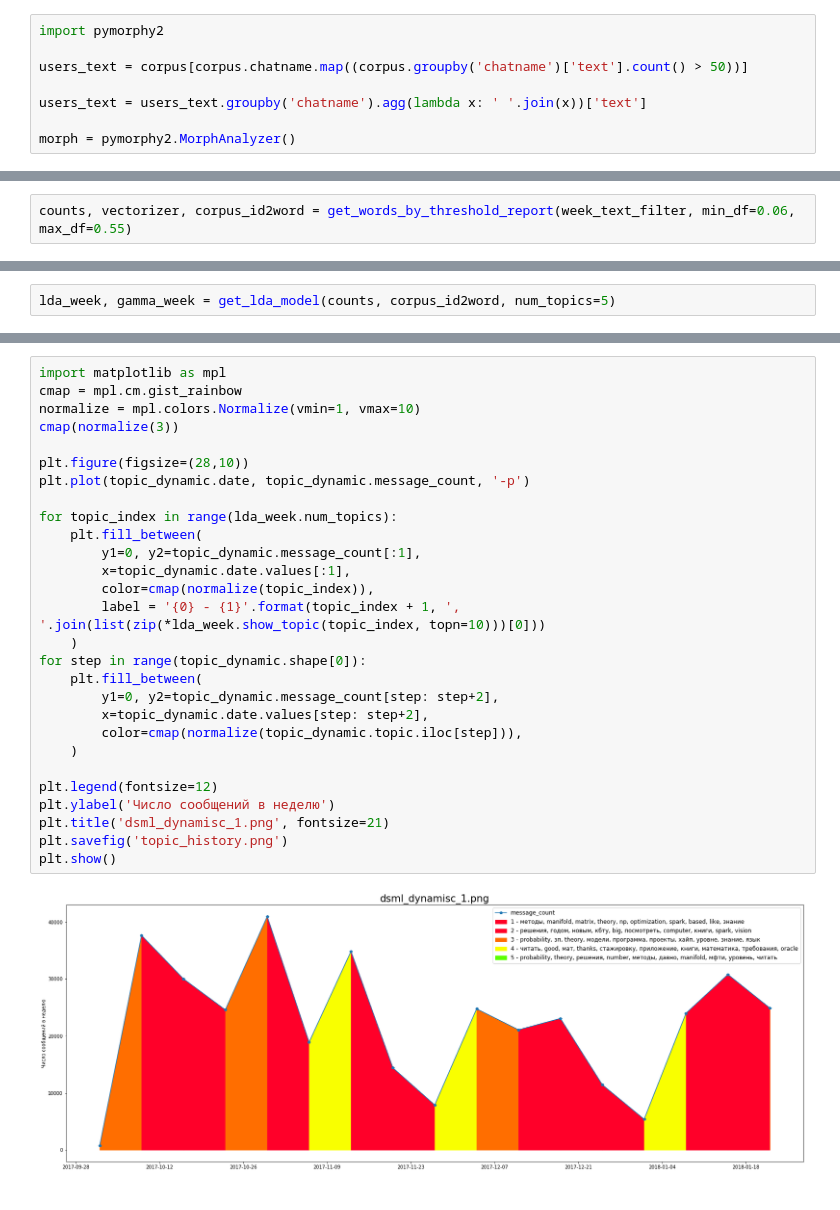
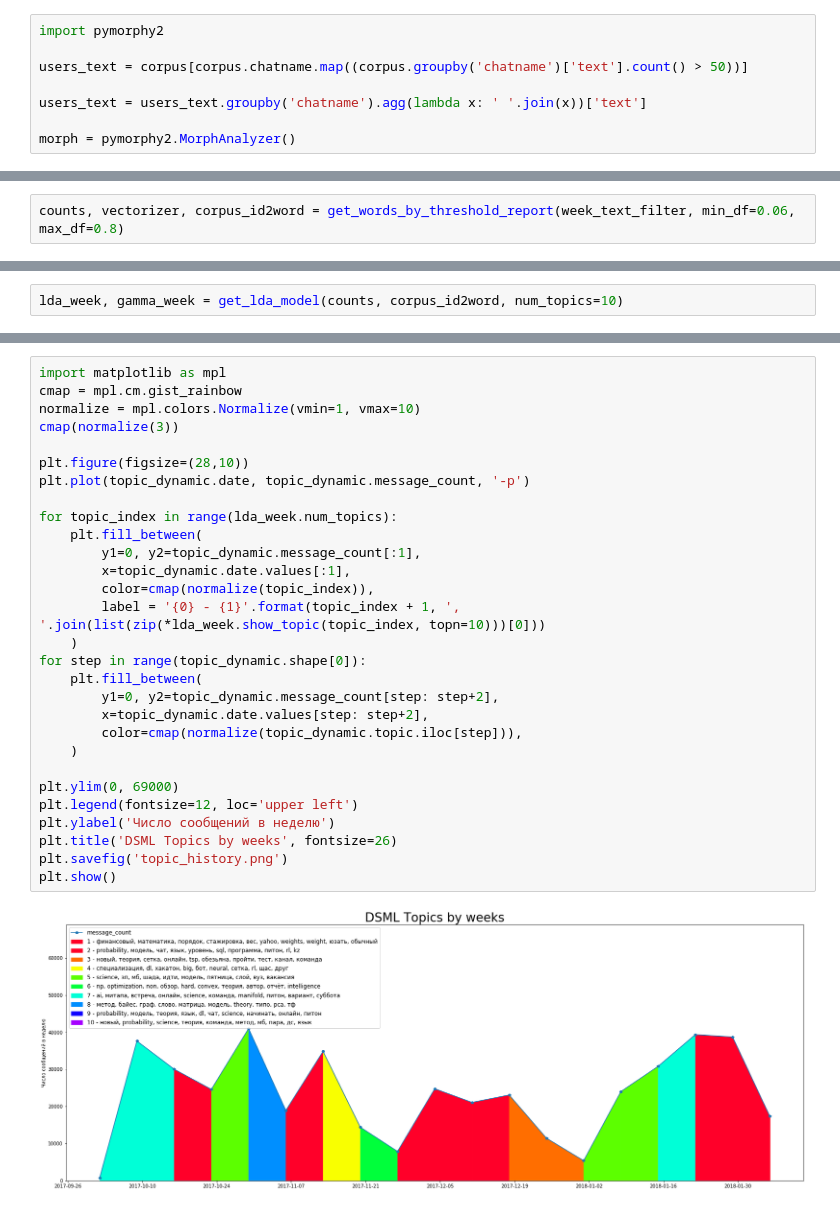
Before and after one commit to sneddy/TelegramTopicModels, a Jupyter notebook: Dsml_kz/dsml_kz.ipynb, the cells around one changed output, grey strips where cells are left out. Drawn from its saved outputs; the diff is of its cells as text.

Commit message:
update dsml

```diff
--- a/Dsml_kz/dsml_kz.ipynb
+++ b/Dsml_kz/dsml_kz.ipynb
@@ -669,4 +677,4 @@ mes_date
 Name: text, dtype: object
 # %%
-counts, vectorizer, corpus_id2word = get_words_by_threshold_report(week_text_filter, min_df=0.06, max_df=0.55)
+counts, vectorizer, corpus_id2word = get_words_by_threshold_report(week_text_filter, min_df=0.06, max_df=0.8)
 # %% [output]
@@ -680,3 +688,3 @@ counts, vectorizer, corpus_id2word = get_words_by_threshold_report(week_text_fil
 # %%
-lda_week, gamma_week = get_lda_model(counts, corpus_id2word, num_topics=5)
+lda_week, gamma_week = get_lda_model(counts, corpus_id2word, num_topics=10)
 # %% [output]
@@ -711,30 +724,31 @@ topic_dynamic.head()
 # %%
 import matplotlib as mpl
 cmap = mpl.cm.gist_rainbow
 normalize = mpl.colors.Normalize(vmin=1, vmax=10)
 cmap(normalize(3))
 
 plt.figure(figsize=(28,10))
 plt.plot(topic_dynamic.date, topic_dynamic.message_count, '-p')
 
 for topic_index in range(lda_week.num_topics):
     plt.fill_between(
         y1=0, y2=topic_dynamic.message_count[:1],
         x=topic_dynamic.date.values[:1],
         color=cmap(normalize(topic_index)),
         label = '{0} - {1}'.format(topic_index + 1, ', '.join(list(zip(*lda_week.show_topic(topic_index, topn=10)))[0]))
     )
 for step in range(topic_dynamic.shape[0]):
     plt.fill_between(
         y1=0, y2=topic_dynamic.message_count[step: step+2],
         x=topic_dynamic.date.values[step: step+2],
         color=cmap(normalize(topic_dynamic.topic.iloc[step])),
     )
 
-plt.legend(fontsize=12)
+plt.ylim(0, 69000)
+plt.legend(fontsize=12, loc='upper left')
 plt.ylabel('Число сообщений в неделю')
-plt.title('dsml_dynamisc_1.png', fontsize=21)
+plt.title('DSML Topics by weeks', fontsize=26)
 plt.savefig('topic_history.png')
 plt.show()
 # %% [output]
-[figure, old version]
+[figure, new version]
```
Also changed, not shown: parts of 72 cells of this notebook, 2 other files.
